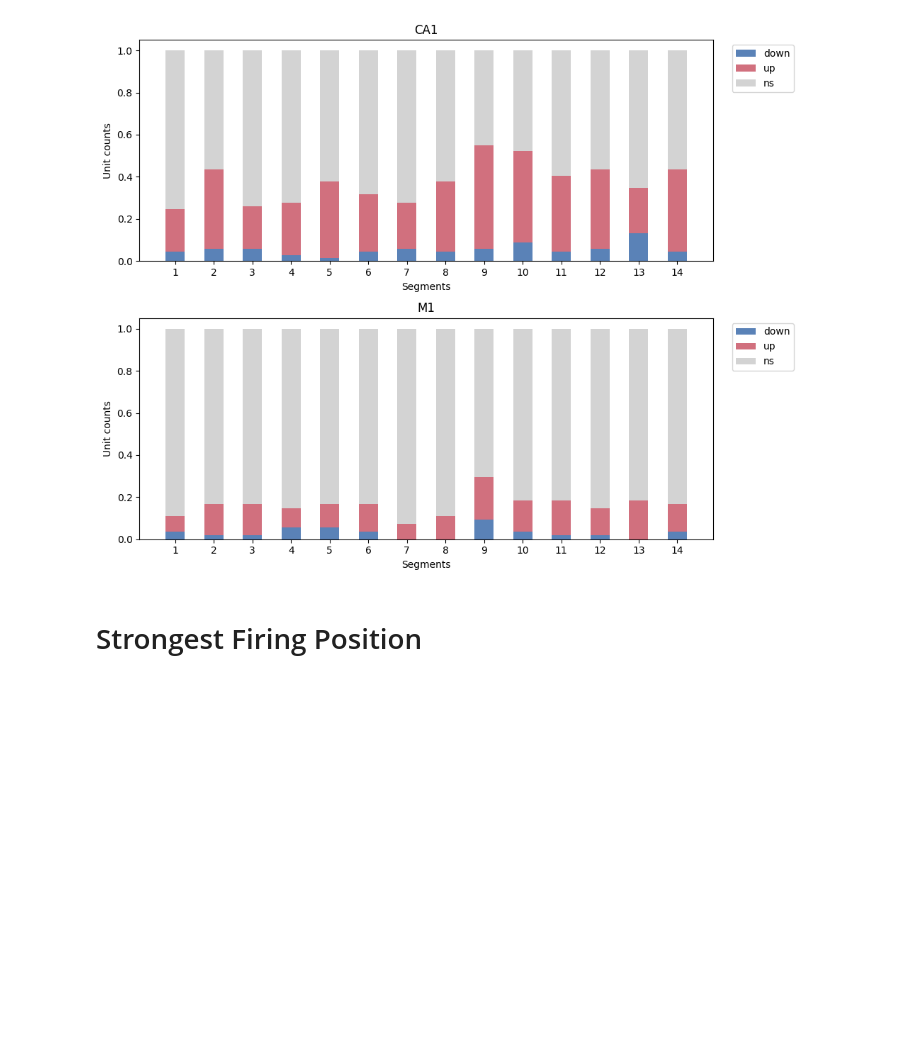
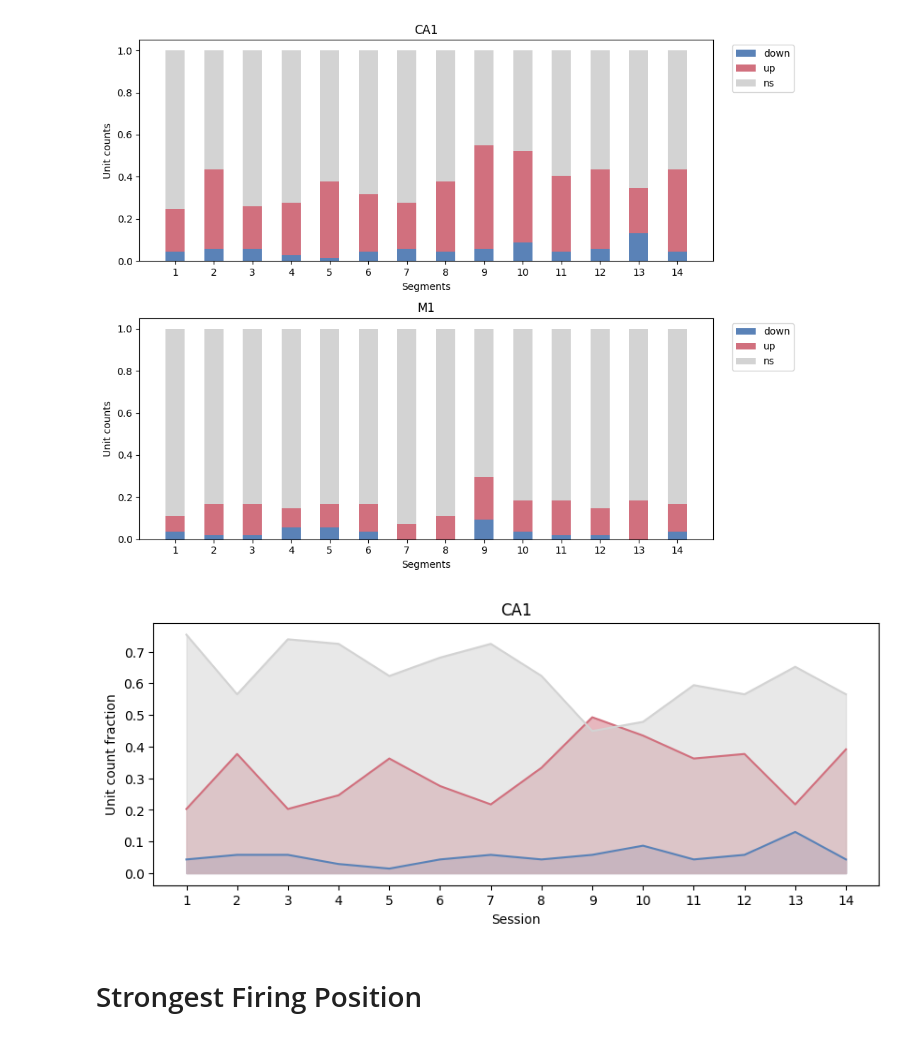
Before and after one commit to xinhez/Ghost_Project-2, a Jupyter notebook: plot_behavior_v8.ipynb, the cells around one changed output. Drawn from its saved outputs; the diff is of its cells as text; code cells hidden in the pictures; blank space fills up the shorter version.

```diff
--- a/plot_behavior_v8.ipynb
+++ b/plot_behavior_v8.ipynb
@@ -714,6 +744,22 @@ plt.show()
 plt.close()
 # %% [output]
 [figure]
+# %%
+fig = plt.figure(figsize=(10, 8))
+ax = plt.subplot(2, 1, 1)
+
+region = 'CA1'
+for label in ['down', 'up', 'ns']:
+    ax.plot(label_fractions[region][label], label=label, color=colors[label])
+    ax.fill_between(np.arange(n_segment), 0, label_fractions[region][label], color=colors[label], alpha=0.5)
+ax.set_xticks(np.arange(n_segment), np.arange(n_segment)+1)
+ax.set_xlabel('Session')
+ax.set_ylabel('Unit count fraction')
+ax.set_title(region)
+
+plt.show()
+# %% [output]
+[figure, added]
 # %% [markdown]
 # Strongest Firing Position
 # %%
```
Also changed, not shown: parts of 4 cells of this notebook, 16 other files.
